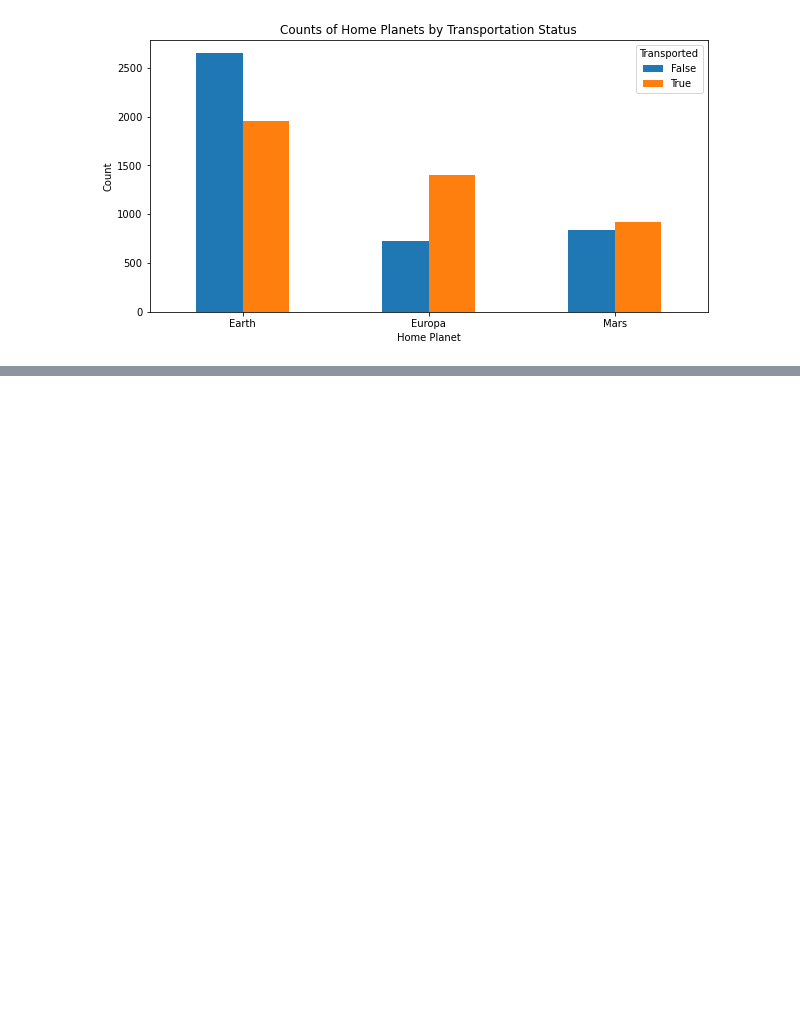
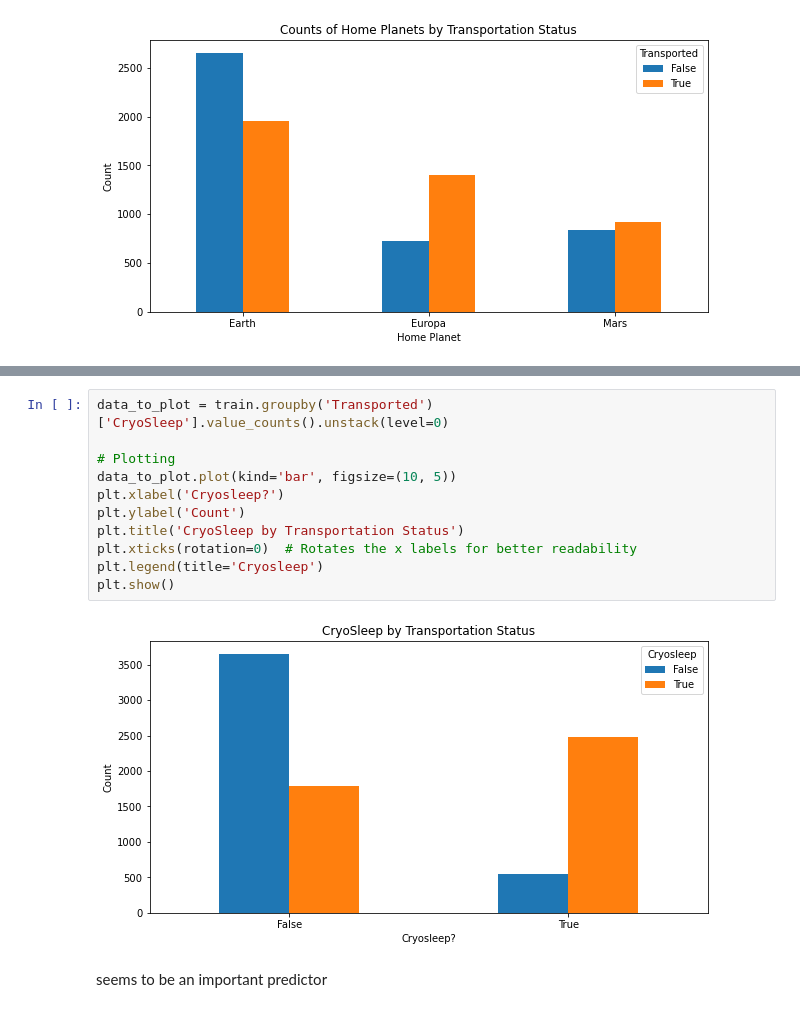
Before and after one commit to brianellis1997/Spaceship-Titanic, a Jupyter notebook: spaceship-titanic/Work.ipynb, the cells around one changed output, grey strips where cells are left out. Cells and saved outputs as stored; diff of their text form; blank space fills up the shorter version.

```diff
--- a/spaceship-titanic/Work.ipynb
+++ b/spaceship-titanic/Work.ipynb
@@ -74,0 +82,15 @@ plt.show()
+# %%
+data_to_plot = train.groupby('Transported')['CryoSleep'].value_counts().unstack(level=0)
+
+# Plotting
+data_to_plot.plot(kind='bar', figsize=(10, 5))
+plt.xlabel('Cryosleep?')
+plt.ylabel('Count')
+plt.title('CryoSleep by Transportation Status')
+plt.xticks(rotation=0)  # Rotates the x labels for better readability
+plt.legend(title='Cryosleep')
+plt.show()
+# %% [output]
+[figure, added]
+# %% [markdown]
+seems to be an important predictor
```
Also changed, not shown: parts of 7 cells of this notebook.
